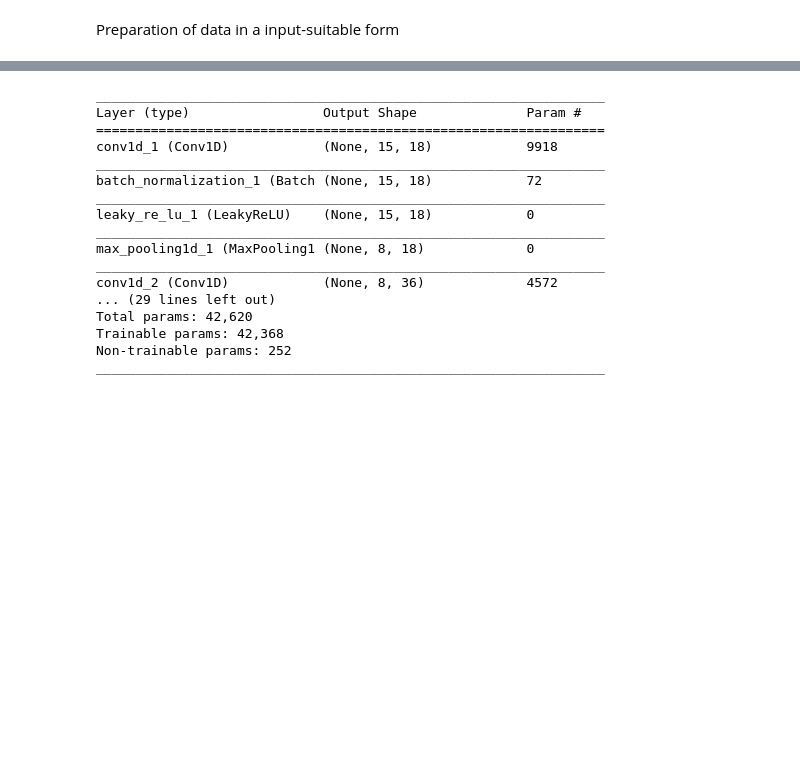
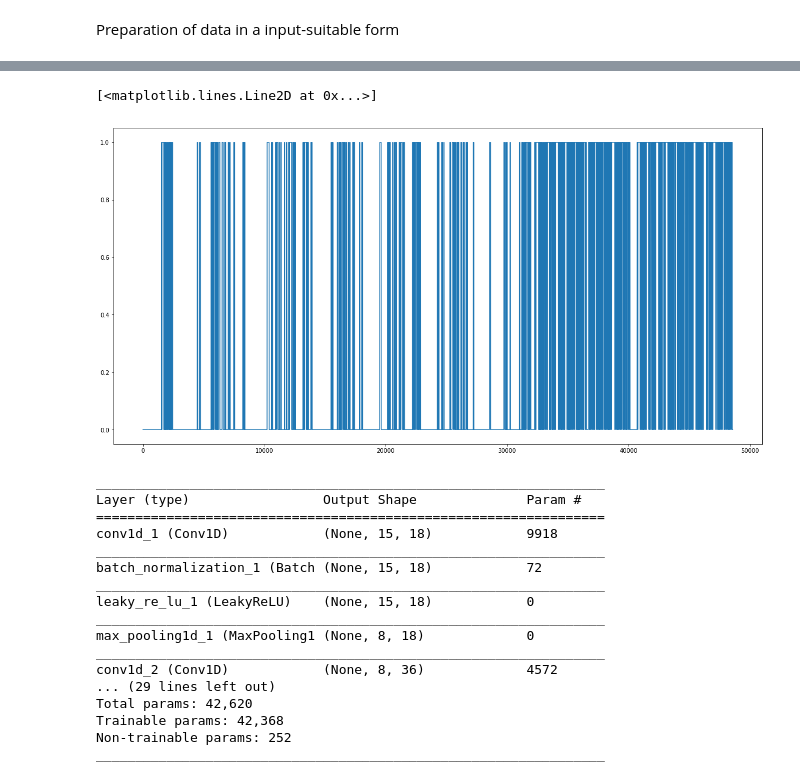
Before and after one commit to MatteoDrago/hda-project, a Jupyter notebook: code/TASK_B.ipynb, the cells around one changed output, grey strips where cells are left out. Drawn from its saved outputs; the diff is of its cells as text; code cells hidden in the pictures; blank space fills up the shorter version.

```diff
--- a/code/TASK_B.ipynb
+++ b/code/TASK_B.ipynb
@@ -119,3 +117,9 @@ plt.figure(figsize=(40,20))
+# %%
+plt.figure(figsize=(20,10))
+plt.plot(Y_train_s[:,1])
+# %% [output]
+[<matplotlib.lines.Line2D at 0x...>]
+[figure, added]
 # %%
 classes = np.max((Y_train_s.shape[1], Y_test_s.shape[1]))
 # %%
```
Also changed, not shown: parts of 16 cells of this notebook, 2 other files.
